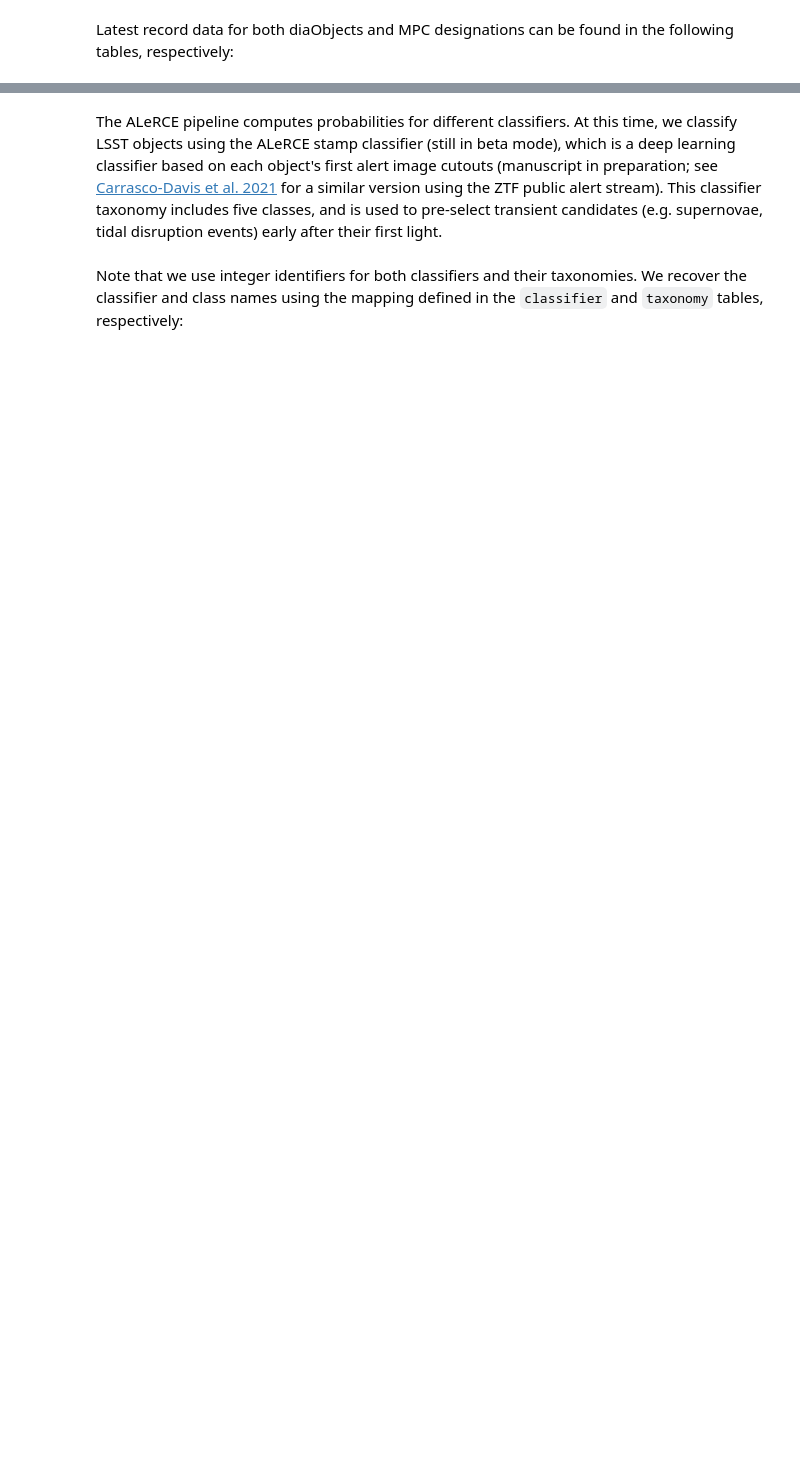
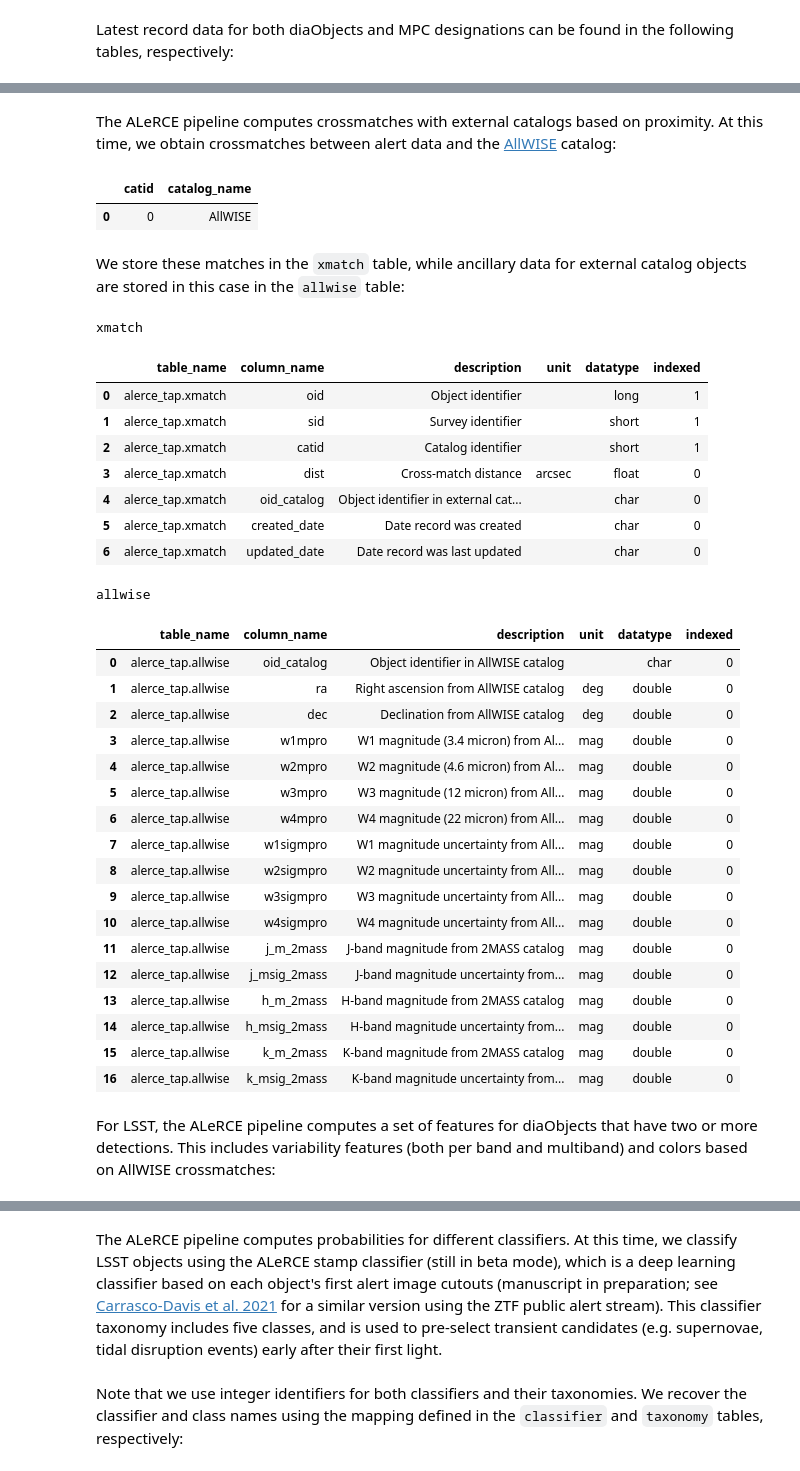
Before and after one commit to alercebroker/usecases, a Jupyter notebook: notebooks/LSST/ALeRCE_LSST_Tables.ipynb, the cells around one changed output, grey strips where cells are left out. Cells and saved outputs as stored; diff of their text form; code cells hidden in the pictures; blank space fills up the shorter version.

````diff
--- a/notebooks/LSST/ALeRCE_LSST_Tables.ipynb
+++ b/notebooks/LSST/ALeRCE_LSST_Tables.ipynb
@@ -391,3 +400,22 @@ lsst_mpc_orbits
 | 52 | alerce_tap.lsst_mpc_orbits | fitting_datetime | DateTime of orbital fit |  | char | 0 |
 | 53 | alerce_tap.lsst_mpc_orbits | created_date | Date record was created |  | char | 0 |
 | 54 | alerce_tap.lsst_mpc_orbits | updated_date | Date record was last updated |  | char | 0 |
+# %% [markdown]
+The ALeRCE pipeline computes crossmatches with external catalogs based on proximity. At this time, we obtain crossmatches between alert data and the [AllWISE](https://irsa.ipac.caltech.edu/data/WISE/docs/release/AllWISE/) catalog:
+# %%
+table_name = 'catalog_id_lut'
+
+query = '''
+SELECT
+    catid, catalog_name
+FROM
+    alerce_tap.%s
+''' % table_name
+
+result = alerce_tap.search(query).to_table().to_pandas()
+display(result)
+# %% [output]
+|  | catid | catalog_name |
+| 0 | 0 | AllWISE |
+# %% [markdown]
+We store these matches in the ```xmatch``` table, while ancillary data for external catalog objects are stored in this case in the ```allwise``` table:
@@ -393,0 +427,34 @@ lsst_mpc_orbits
+# %%
+for table_name in data_tables:
+    show_table_info(table_name)
+# %% [output]
+xmatch
+|  | table_name | column_name | description | unit | datatype | indexed |
+| 0 | alerce_tap.xmatch | oid | Object identifier |  | long | 1 |
+| 1 | alerce_tap.xmatch | sid | Survey identifier |  | short | 1 |
+| 2 | alerce_tap.xmatch | catid | Catalog identifier |  | short | 1 |
+| 3 | alerce_tap.xmatch | dist | Cross-match distance | arcsec | float | 0 |
+| 4 | alerce_tap.xmatch | oid_catalog | Object identifier in external cat... |  | char | 0 |
+| 5 | alerce_tap.xmatch | created_date | Date record was created |  | char | 0 |
+| 6 | alerce_tap.xmatch | updated_date | Date record was last updated |  | char | 0 |
+allwise
+|  | table_name | column_name | description | unit | datatype | indexed |
+| 0 | alerce_tap.allwise | oid_catalog | Object identifier in AllWISE catalog |  | char | 0 |
+| 1 | alerce_tap.allwise | ra | Right ascension from AllWISE catalog | deg | double | 0 |
+| 2 | alerce_tap.allwise | dec | Declination from AllWISE catalog | deg | double | 0 |
+| 3 | alerce_tap.allwise | w1mpro | W1 magnitude (3.4 micron) from Al... | mag | double | 0 |
+| 4 | alerce_tap.allwise | w2mpro | W2 magnitude (4.6 micron) from Al... | mag | double | 0 |
+| 5 | alerce_tap.allwise | w3mpro | W3 magnitude (12 micron) from All... | mag | double | 0 |
+| 6 | alerce_tap.allwise | w4mpro | W4 magnitude (22 micron) from All... | mag | double | 0 |
+| 7 | alerce_tap.allwise | w1sigmpro | W1 magnitude uncertainty from All... | mag | double | 0 |
+| 8 | alerce_tap.allwise | w2sigmpro | W2 magnitude uncertainty from All... | mag | double | 0 |
+| 9 | alerce_tap.allwise | w3sigmpro | W3 magnitude uncertainty from All... | mag | double | 0 |
+| 10 | alerce_tap.allwise | w4sigmpro | W4 magnitude uncertainty from All... | mag | double | 0 |
+| 11 | alerce_tap.allwise | j_m_2mass | J-band magnitude from 2MASS catalog | mag | double | 0 |
+| 12 | alerce_tap.allwise | j_msig_2mass | J-band magnitude uncertainty from... | mag | double | 0 |
+| 13 | alerce_tap.allwise | h_m_2mass | H-band magnitude from 2MASS catalog | mag | double | 0 |
+| 14 | alerce_tap.allwise | h_msig_2mass | H-band magnitude uncertainty from... | mag | double | 0 |
+| 15 | alerce_tap.allwise | k_m_2mass | K-band magnitude from 2MASS catalog | mag | double | 0 |
+| 16 | alerce_tap.allwise | k_msig_2mass | K-band magnitude uncertainty from... | mag | double | 0 |
+# %% [markdown]
+For LSST, the ALeRCE pipeline computes a set of features for diaObjects that have two or more detections. This includes variability features (both per band and multiband) and colors based on AllWISE crossmatches:
````
Also changed, not shown: parts of 13 cells of this notebook.
